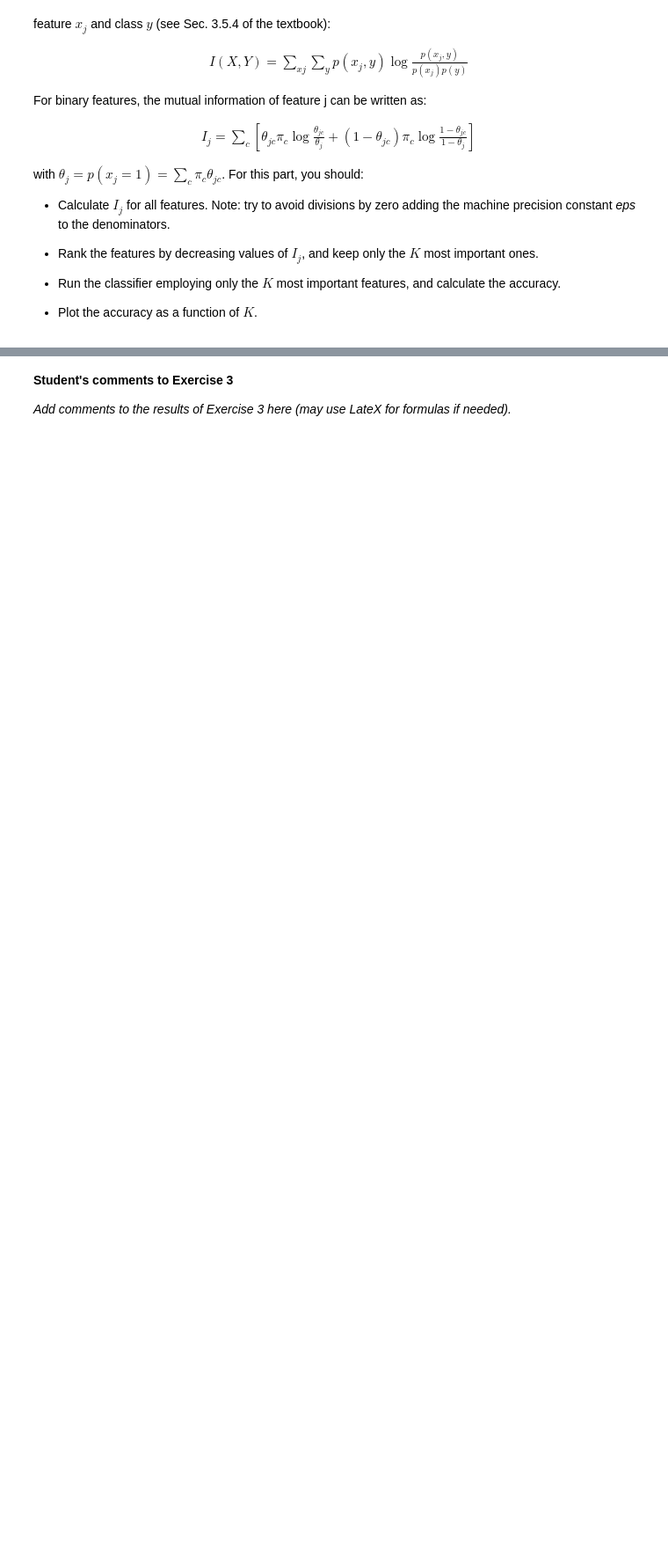
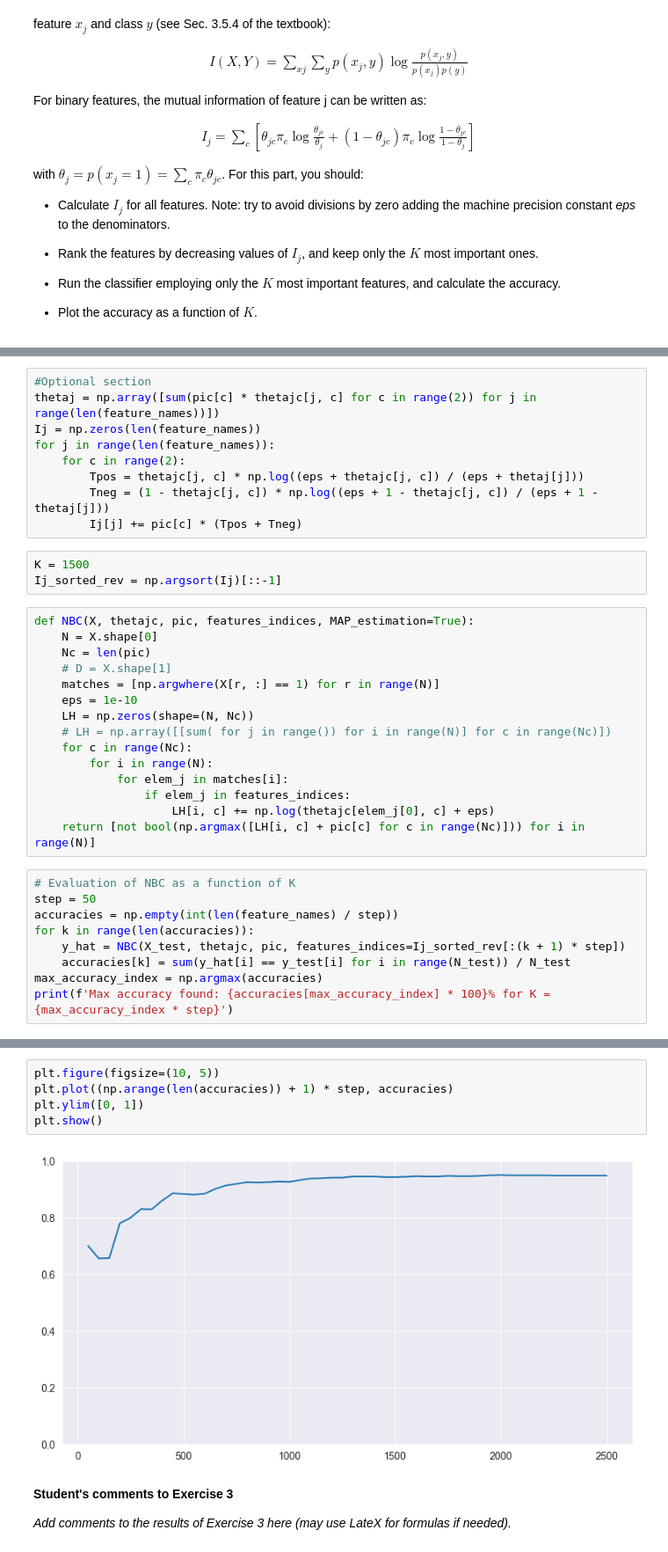
Before and after one commit to steurendo/SLNN, a Jupyter notebook: Lab2/Lab2_v6.ipynb, the cells around one changed output, grey strips where cells are left out. Shown at 88% size. Saved outputs shown, nothing was run; the diff lists cells and outputs as text; blank space fills up the shorter version.

```diff
--- a/Lab2/Lab2_v6.ipynb
+++ b/Lab2/Lab2_v6.ipynb
@@ -260,0 +303,36 @@ with $\theta_{j}=p(x_{j}=1)=\sum_{c}\pi_{c}\theta_{jc}$. For this part, you shou
+# %%
+#Optional section
+thetaj = np.array([sum(pic[c] * thetajc[j, c] for c in range(2)) for j in range(len(feature_names))])
+Ij = np.zeros(len(feature_names))
+for j in range(len(feature_names)):
+    for c in range(2):
+        Tpos = thetajc[j, c] * np.log((eps + thetajc[j, c]) / (eps + thetaj[j]))
+        Tneg = (1 - thetajc[j, c]) * np.log((eps + 1 - thetajc[j, c]) / (eps + 1 - thetaj[j]))
+        Ij[j] += pic[c] * (Tpos + Tneg)
+# %%
+K = 1500
+Ij_sorted_rev = np.argsort(Ij)[::-1]
+# %%
+def NBC(X, thetajc, pic, features_indices, MAP_estimation=True):
+    N = X.shape[0]
+    Nc = len(pic)
+    # D = X.shape[1]
+    matches = [np.argwhere(X[r, :] == 1) for r in range(N)]
+    eps = 1e-10
+    LH = np.zeros(shape=(N, Nc))
+    # LH = np.array([[sum( for j in range()) for i in range(N)] for c in range(Nc)])
+    for c in range(Nc):
+        for i in range(N):
+            for elem_j in matches[i]:
+                if elem_j in features_indices:
+                    LH[i, c] += np.log(thetajc[elem_j[0], c] + eps)
+    return [not bool(np.argmax([LH[i, c] + pic[c] for c in range(Nc)])) for i in range(N)]
+# %%
+# Evaluation of NBC as a function of K
+step = 50
+accuracies = np.empty(int(len(feature_names) / step))
+for k in range(len(accuracies)):
+    y_hat = NBC(X_test, thetajc, pic, features_indices=Ij_sorted_rev[:(k + 1) * step])
+    accuracies[k] = sum(y_hat[i] == y_test[i] for i in range(N_test)) / N_test
+max_accuracy_index = np.argmax(accuracies)
+print(f'Max accuracy found: {accuracies[max_accuracy_index] * 100}% for K = {max_accuracy_index * step}')
@@ -261,3 +341,10 @@ with $\theta_{j}=p(x_{j}=1)=\sum_{c}\pi_{c}\theta_{jc}$. For this part, you shou
+# %%
+plt.figure(figsize=(10, 5))
+plt.plot((np.arange(len(accuracies)) + 1) * step, accuracies)
+plt.ylim([0, 1])
+plt.show()
+# %% [output]
+[figure, added]
 # %% [markdown]
 **Student's comments to Exercise 3**
 
```
Also changed, not shown: parts of 11 cells of this notebook.
